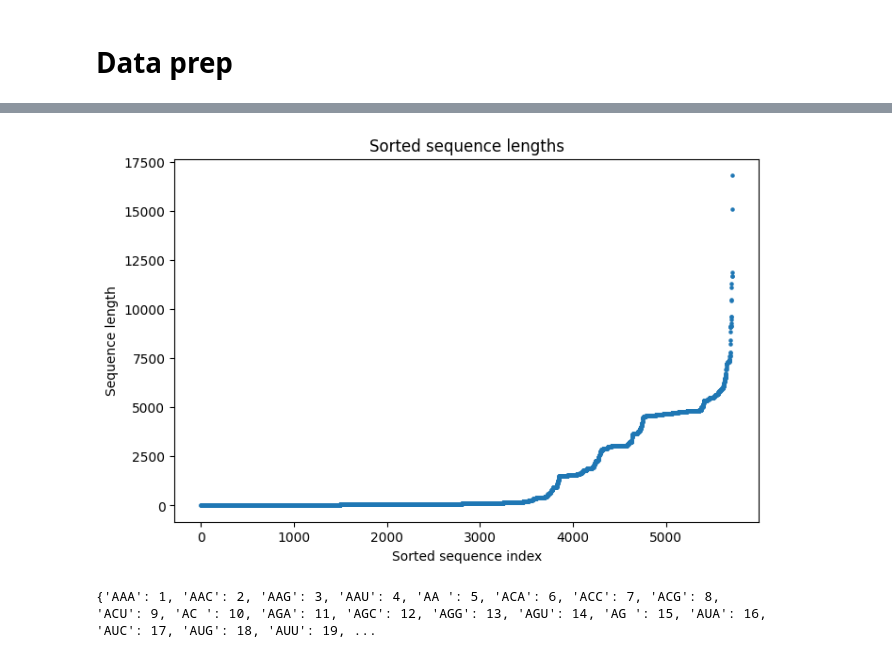
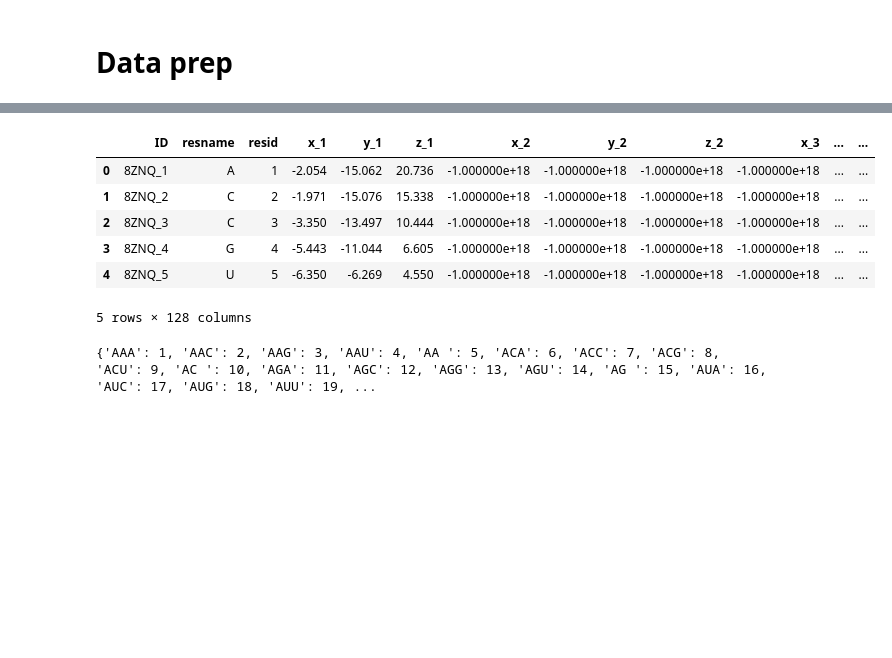
Before and after one commit to Quinniboi10/jupyter-hub, a Jupyter notebook: stanford-rna.ipynb, the cells around one changed output, grey strips where cells are left out. Cells and saved outputs as stored; diff of their text form; code cells hidden in the pictures; blank space fills up the shorter version.

```diff
--- a/stanford-rna.ipynb
+++ b/stanford-rna.ipynb
@@ -54,15 +34,23 @@ Max length:      16804
-# %%
-import matplotlib.pyplot as plt
-
-sorted_lengths = sorted(seq_lengths)
-
-plt.figure(figsize=(8, 5))
-
-plt.scatter(range(len(sorted_lengths)), sorted_lengths, s=5)
-plt.xlabel("Sorted sequence index")
-plt.ylabel("Sequence length")
-plt.title("Sorted sequence lengths")
-plt.show()
-# %% [output]
-[figure, removed]
+# %%
+valid_seq_df = pd.read_csv("./datasets/stanford-rna-3d-folding-2/validation_sequences.csv")
+valid_label_df = pd.read_csv("./datasets/stanford-rna-3d-folding-2/validation_labels.csv")
+
+valid_label_df["chain"] = valid_label_df["chain"].astype(str)
+valid_label_df['target_id'] = valid_label_df['ID'].str.split('_', n=1).str[0]
+
+nan_mask = valid_label_df[['x_1','y_1','z_1']].isna().any(axis=1) | (valid_label_df[['x_1','y_1','z_1']] <= -1e17).any(axis=1)
+valid_label_df['valid'] = ~nan_mask
+
+valid_label_df = valid_label_df.sort_values(["target_id", "chain", "copy", "resid"]).reset_index(drop=True)
+
+valid_label_df = valid_label_df.copy()
+valid_label_df.head()
+# %% [output]
+|  | ID | resname | resid | x_1 | y_1 | z_1 | x_2 | y_2 | z_2 | x_3 | ... | ... |
+| 0 | 8ZNQ_1 | A | 1 | -2.054 | -15.062 | 20.736 | -1.000000e+18 | -1.000000e+18 | -1.000000e+18 | -1.000000e+18 | ... | ... |
+| 1 | 8ZNQ_2 | C | 2 | -1.971 | -15.076 | 15.338 | -1.000000e+18 | -1.000000e+18 | -1.000000e+18 | -1.000000e+18 | ... | ... |
+| 2 | 8ZNQ_3 | C | 3 | -3.350 | -13.497 | 10.444 | -1.000000e+18 | -1.000000e+18 | -1.000000e+18 | -1.000000e+18 | ... | ... |
+| 3 | 8ZNQ_4 | G | 4 | -5.443 | -11.044 | 6.605 | -1.000000e+18 | -1.000000e+18 | -1.000000e+18 | -1.000000e+18 | ... | ... |
+| 4 | 8ZNQ_5 | U | 5 | -6.350 | -6.269 | 4.550 | -1.000000e+18 | -1.000000e+18 | -1.000000e+18 | -1.000000e+18 | ... | ... |
+5 rows × 128 columns
 # %%
```
Also changed, not shown: parts of 24 cells of this notebook, 4 other files.
